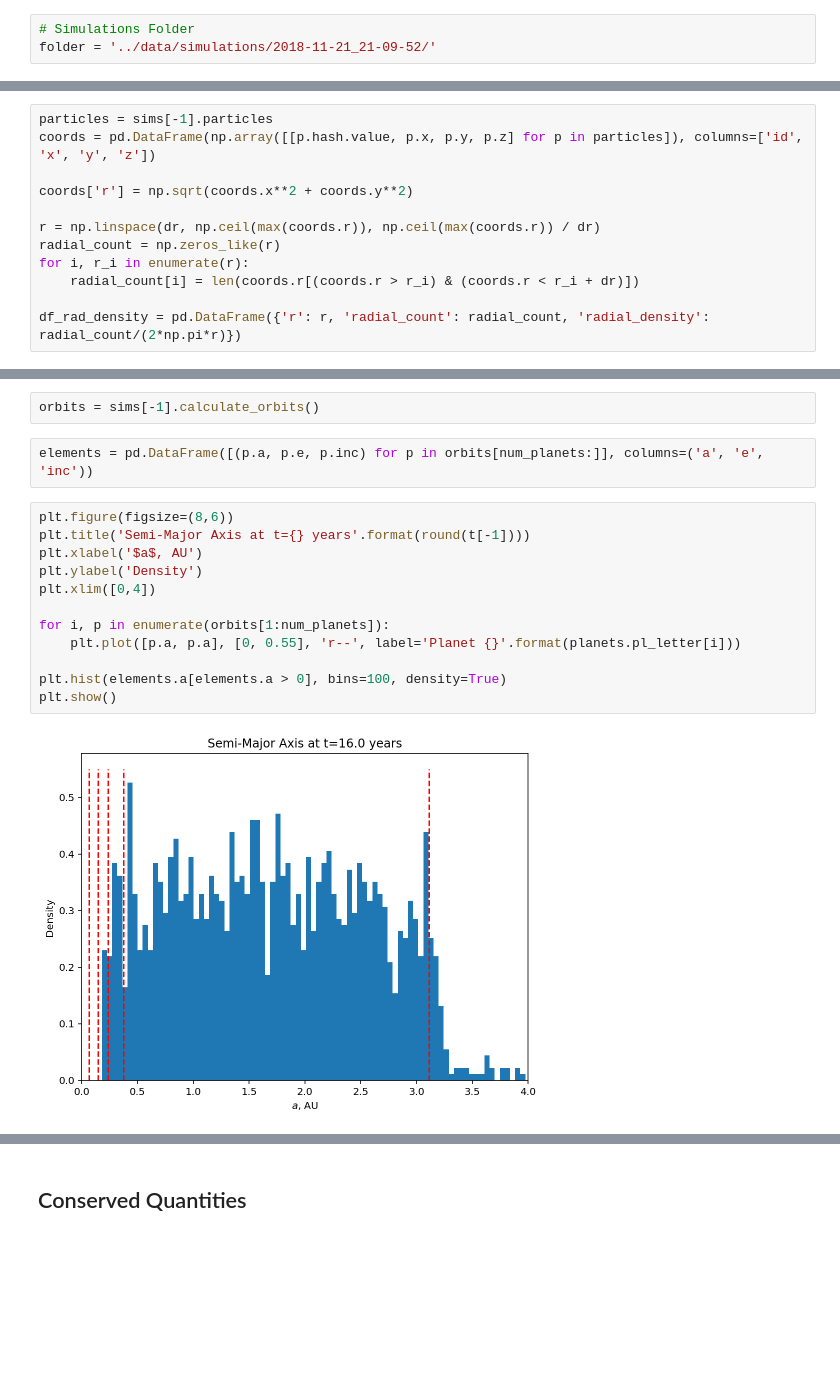
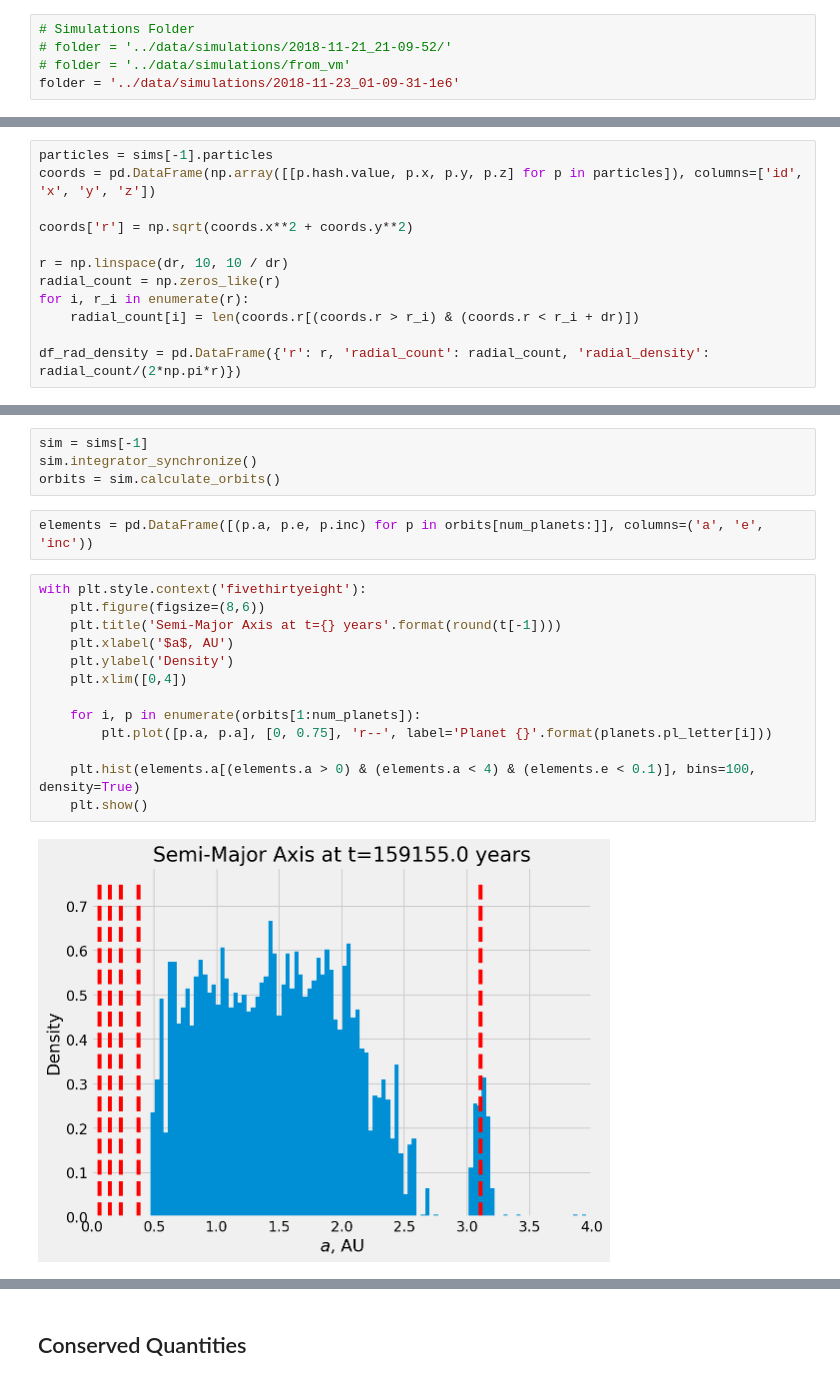
Before and after one commit to alex-kennedy/astro-c162, a Jupyter notebook: notebooks/post-process.ipynb, the cells around one changed output, grey strips where cells are left out. Cells and saved outputs as stored; diff of their text form; blank space fills up the shorter version.

```diff
--- a/notebooks/post-process.ipynb
+++ b/notebooks/post-process.ipynb
@@ -14,4 +14,6 @@ import rebound
 %config InlineBackend.figure_format = 'retina'
 # %%
 # Simulations Folder
-folder = '../data/simulations/2018-11-21_21-09-52/'
+# folder = '../data/simulations/2018-11-21_21-09-52/'
+# folder = '../data/simulations/from_vm'
+folder = '../data/simulations/2018-11-23_01-09-31-1e6'
@@ -43,7 +52,7 @@ coords = pd.DataFrame(np.array([[p.hash.value, p.x, p.y, p.z] for p in particles
 
 coords['r'] = np.sqrt(coords.x**2 + coords.y**2)
 
-r = np.linspace(dr, np.ceil(max(coords.r)), np.ceil(max(coords.r)) / dr)
+r = np.linspace(dr, 10, 10 / dr)
 radial_count = np.zeros_like(r)
 for i, r_i in enumerate(r):
     radial_count[i] = len(coords.r[(coords.r > r_i) & (coords.r < r_i + dr)])
@@ -80,23 +115,26 @@ plt.show()
  - Semi-Major Axis
  - Eccentricity
 # %%
-orbits = sims[-1].calculate_orbits()
+sim = sims[-1]
+sim.integrator_synchronize()
+orbits = sim.calculate_orbits()
 # %%
 elements = pd.DataFrame([(p.a, p.e, p.inc) for p in orbits[num_planets:]], columns=('a', 'e', 'inc'))
 # %%
-plt.figure(figsize=(8,6))
-plt.title('Semi-Major Axis at t={} years'.format(round(t[-1])))
-plt.xlabel('$a$, AU')
-plt.ylabel('Density')
-plt.xlim([0,4])
+with plt.style.context('fivethirtyeight'):
+    plt.figure(figsize=(8,6))
+    plt.title('Semi-Major Axis at t={} years'.format(round(t[-1])))
+    plt.xlabel('$a$, AU')
+    plt.ylabel('Density')
+    plt.xlim([0,4])
 
-for i, p in enumerate(orbits[1:num_planets]):
-    plt.plot([p.a, p.a], [0, 0.55], 'r--', label='Planet {}'.format(planets.pl_letter[i]))
+    for i, p in enumerate(orbits[1:num_planets]):
+        plt.plot([p.a, p.a], [0, 0.75], 'r--', label='Planet {}'.format(planets.pl_letter[i]))
 
-plt.hist(elements.a[elements.a > 0], bins=100, density=True)
-plt.show()
+    plt.hist(elements.a[(elements.a > 0) & (elements.a < 4) & (elements.e < 0.1)], bins=100, density=True)
+    plt.show()
 # %% [output]
-[figure, old version]
+[figure, new version]
 # %%
 plt.hist(elements.inc, bins=100)
 plt.show()
```
Also changed, not shown: parts of 12 cells of this notebook, 1 other file.
